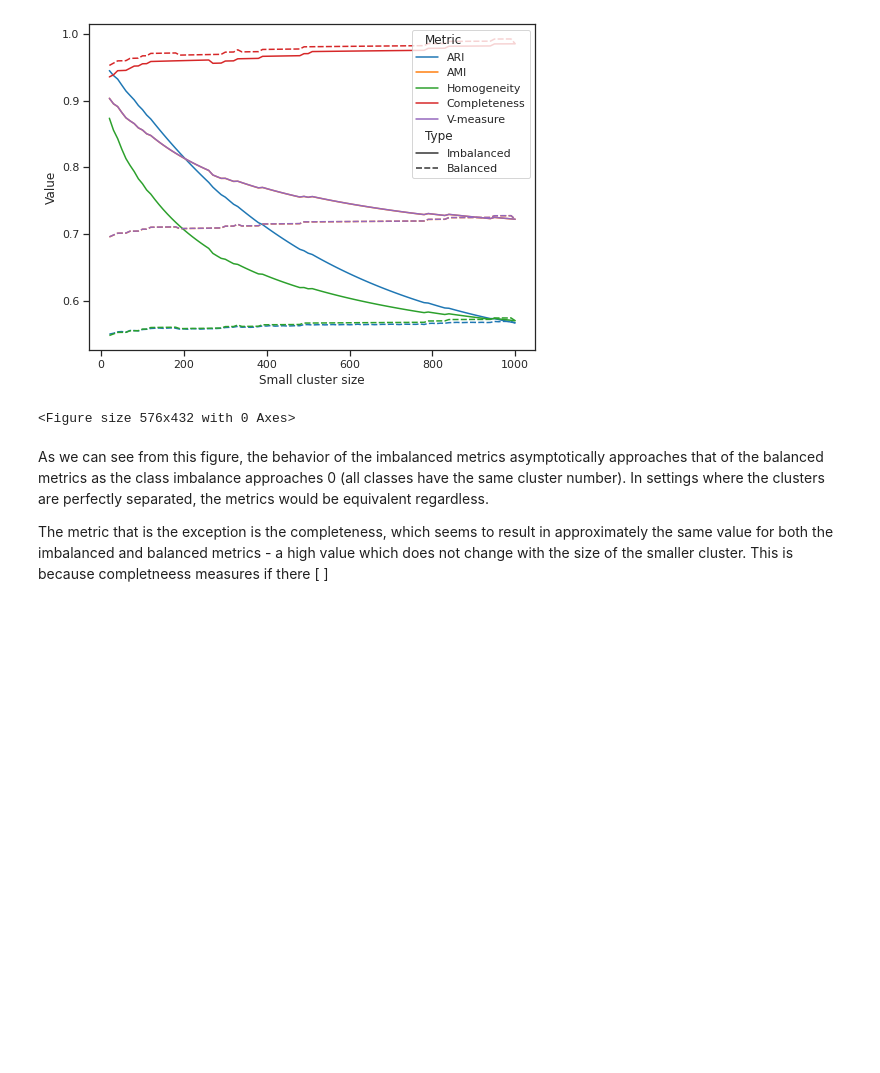
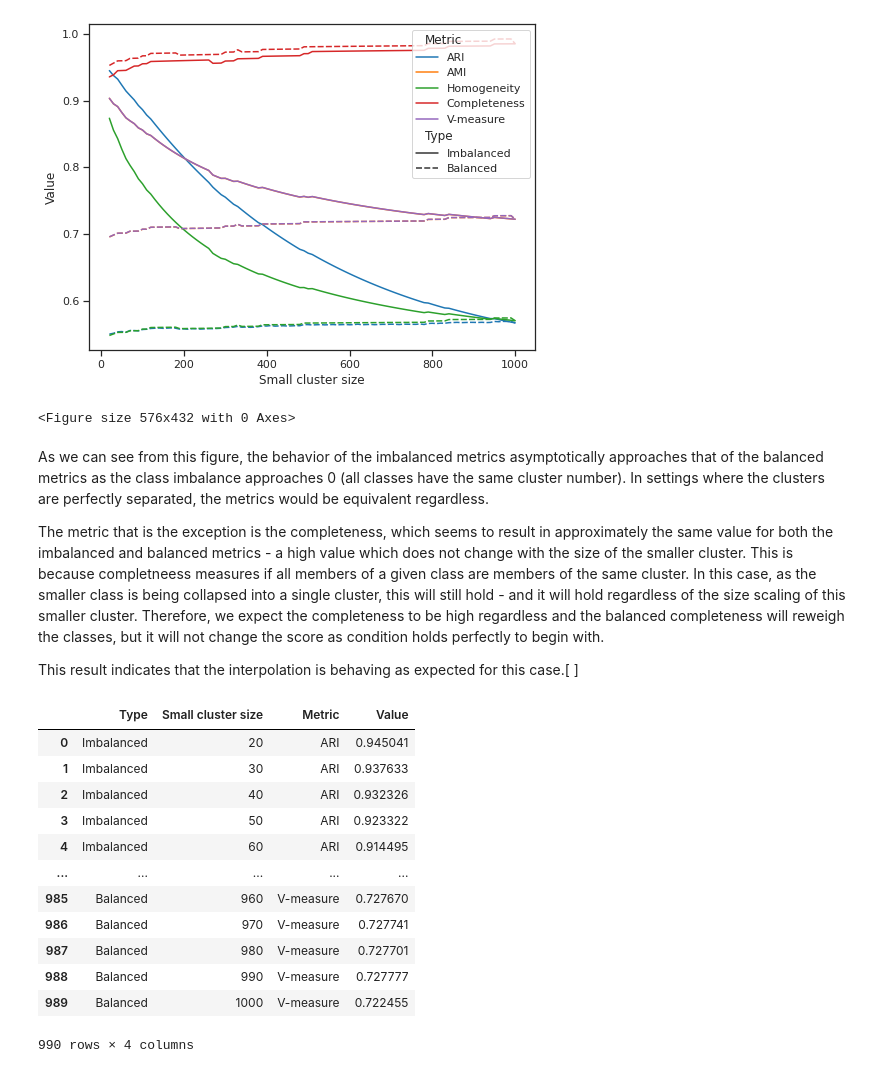
Before and after one commit to hsmaan/balanced-clustering, a Jupyter notebook: notebooks/02_imbalanced_metric_interpolation_tests.ipynb, the cells around one changed output. Cells and saved outputs as stored; diff of their text form; code cells hidden in the pictures; blank space fills up the shorter version.

Commit message:
finished first interpolation case

```diff
--- a/notebooks/02_imbalanced_metric_interpolation_tests.ipynb
+++ b/notebooks/02_imbalanced_metric_interpolation_tests.ipynb
@@ -231,4 +231,22 @@ plt.clf()
 # %% [markdown]
 As we can see from this figure, the behavior of the imbalanced metrics asymptotically approaches that of the balanced metrics as the class imbalance approaches 0 (all classes have the same cluster number). In settings where the clusters are perfectly separated, the metrics would be equivalent regardless.
 
-The metric that is the exception is the completeness, which seems to result in approximately the same value for both the imbalanced and balanced metrics - a high value which does not change with the size of the smaller cluster. This is because completneess measures if there  [          ]
+The metric that is the exception is the completeness, which seems to result in approximately the same value for both the imbalanced and balanced metrics - a high value which does not change with the size of the smaller cluster. This is because completneess measures if all members of a given class are members of the same cluster. In this case, as the smaller class is being collapsed into a single cluster, this will still hold - and it will hold regardless of the size scaling of this smaller cluster. Therefore, we expect the completeness to be high regardless and the balanced completeness will reweigh the classes, but it will not change the score as condition holds perfectly to begin with.
+
+This result indicates that the interpolation is behaving as expected for this case.[          ]
+# %%
+imba_bal_df_melt
+# %% [output]
+|  | Type | Small cluster size | Metric | Value |
+| 0 | Imbalanced | 20 | ARI | 0.945041 |
+| 1 | Imbalanced | 30 | ARI | 0.937633 |
+| 2 | Imbalanced | 40 | ARI | 0.932326 |
+| 3 | Imbalanced | 50 | ARI | 0.923322 |
+| 4 | Imbalanced | 60 | ARI | 0.914495 |
+| ... | ... | ... | ... | ... |
+| 985 | Balanced | 960 | V-measure | 0.727670 |
+| 986 | Balanced | 970 | V-measure | 0.727741 |
+| 987 | Balanced | 980 | V-measure | 0.727701 |
+| 988 | Balanced | 990 | V-measure | 0.727777 |
+| 989 | Balanced | 1000 | V-measure | 0.722455 |
+990 rows × 4 columns
```
